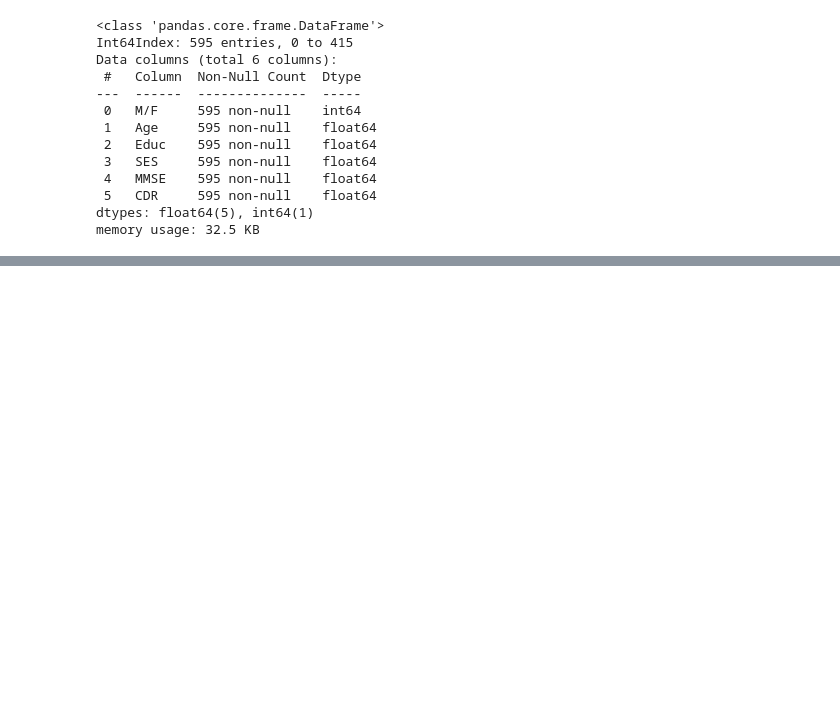
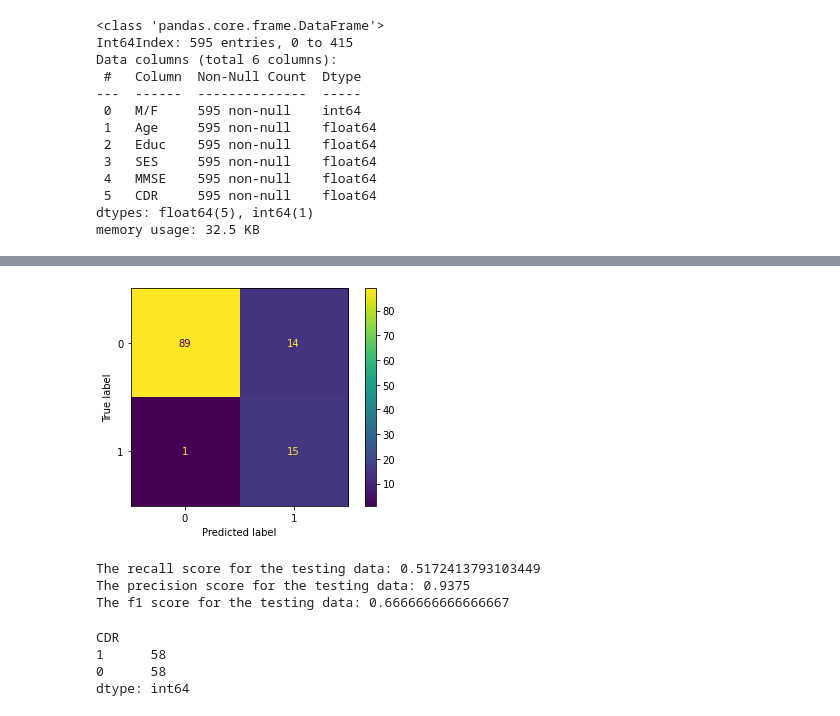
Before and after one commit to B21-CAP0075/Dementia-Classification, a Jupyter notebook: Dementia_Care_Logreg.ipynb, the cells around one changed output, grey strips where cells are left out. Saved outputs shown, nothing was run; the diff lists cells and outputs as text; code cells hidden in the pictures; blank space fills up the shorter version.

```diff
--- a/Dementia_Care_Logreg.ipynb
+++ b/Dementia_Care_Logreg.ipynb
@@ -382,0 +374,45 @@ The f1 score for the testing data: 0.8902928370186971
+# %%
+#Import svm model
+from sklearn import svm
+
+#Create a svm Classifier
+clf = svm.SVC(kernel='linear', class_weight='balanced') # Linear Kernel
+
+#Train the model using the training sets
+clf.fit(X_train_over, y_train_over)
+
+#Predict the response for test dataset
+y_pred = clf.predict(X_test)
+
+#Ploting the confusion matrix
+plot_confusion_matrix(clf, X_test, y_test, values_format='d')
+plt.show()
+# %% [output]
+[figure, added]
+# %%
+f1_test_svm = f1_score(y_pred,y_test)
+recall_test_svm = recall_score(y_pred,y_test)
+prec_test_svm = precision_score(y_pred,y_test)
+
+print("The recall score for the testing data: {}".format(recall_test_svm))
+print("The precision score for the testing data: {}".format(prec_test_svm))
+
+print("The f1 score for the testing data: {}".format(f1_test_svm))
+# %% [output]
+The recall score for the testing data: 0.5172413793103449
+The precision score for the testing data: 0.9375
+The f1 score for the testing data: 0.6666666666666667
+# %%
+#Undersampling the majority Class
+
+undersampler = RandomUnderSampler()
+
+# fit and apply the transform
+X_train_under, y_train_under = undersampler.fit_resample(X_train_pure, y_train_pure)
+
+pd.DataFrame(y_train_under, columns=['CDR']).value_counts()
+# %% [output]
+CDR
+1      58
+0      58
+dtype: int64
```
Also changed, not shown: parts of 65 cells of this notebook.
